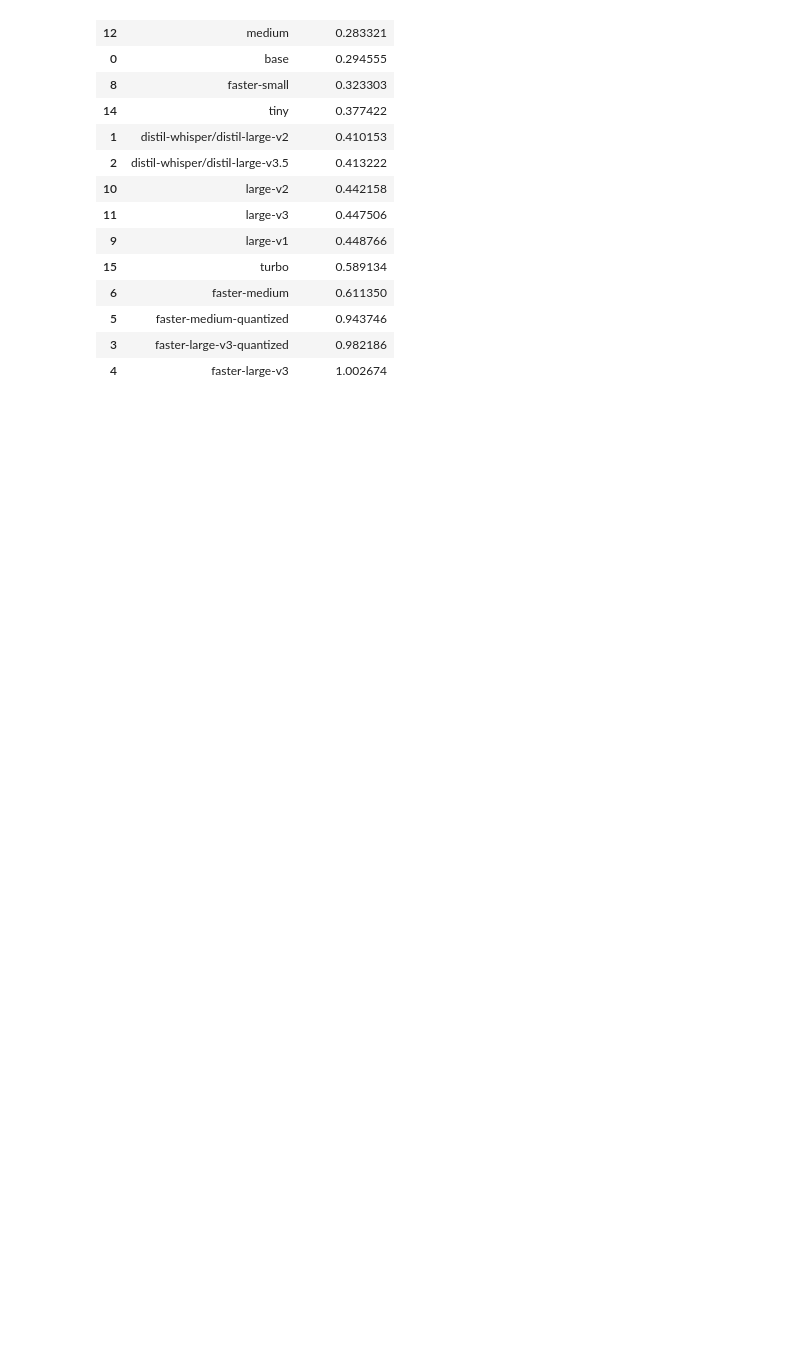
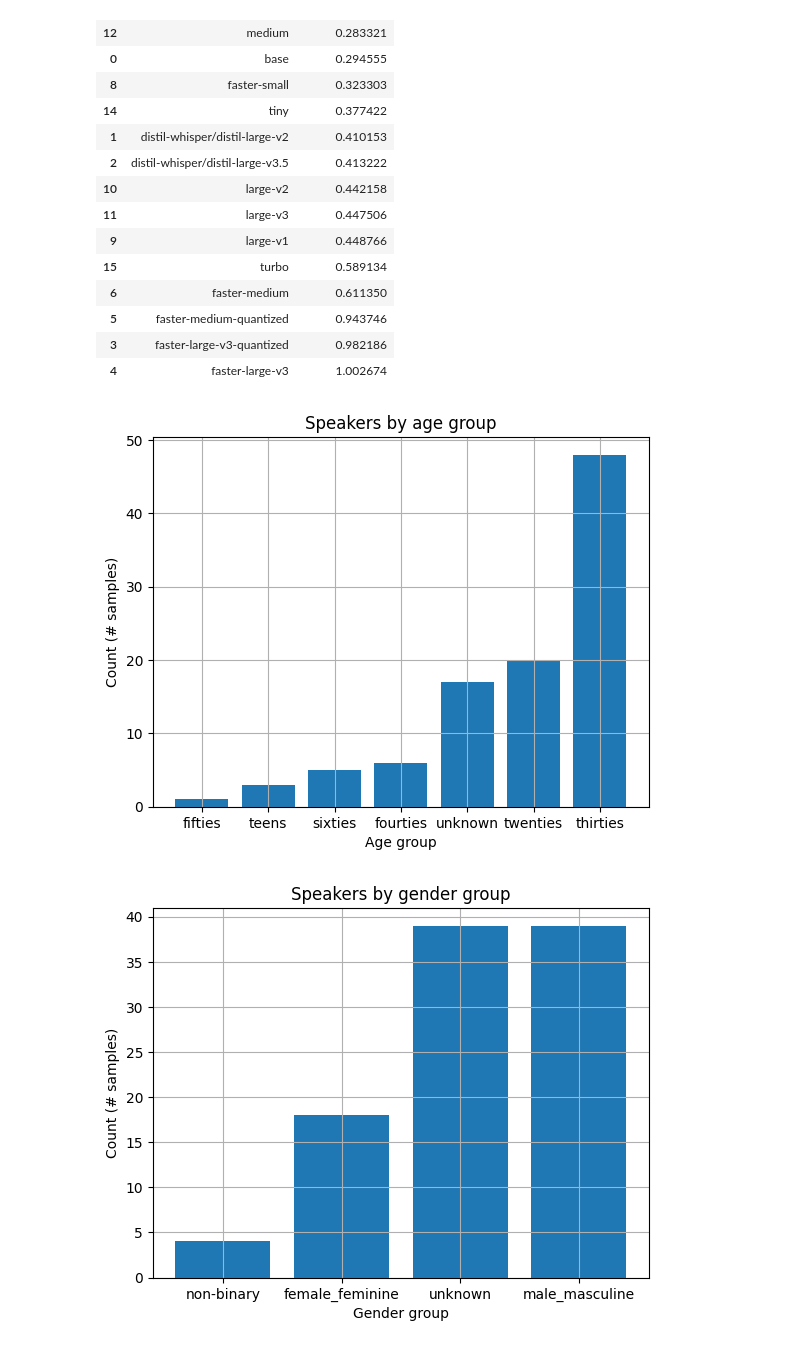
Before and after one commit to ddegenaro/speech-processing-project, a Jupyter notebook: whisper_viz.ipynb, the cells around one changed output. Saved outputs shown, nothing was run; the diff lists cells and outputs as text; code cells hidden in the pictures; blank space fills up the shorter version.

```diff
--- a/whisper_viz.ipynb
+++ b/whisper_viz.ipynb
@@ -310,3 +330,39 @@ df[['model_name', 'pareto_distance']].sort_values(by=['pareto_distance'])
 | 5 | faster-medium-quantized | 0.943746 |
 | 3 | faster-large-v3-quantized | 0.982186 |
 | 4 | faster-large-v3 | 1.002674 |
+# %%
+for ds, color in zip(('en', 'es'), plt.cm.tab10([0, 1])):
+
+    df = pd.read_csv(
+        os.path.join('speech_evals', 'tiny', f'{ds}_results_eval_1.tsv'),
+        sep='\t'
+    ).fillna('')
+
+    for col, name in zip(('age', 'gender', 'accents'), ('age', 'gender', 'accent')):
+
+        fig, ax = plt.subplots()
+
+        labels, counts = np.unique(df[col], return_counts=True)
+
+        empty_idx = np.where(labels == '')[0][0].item()
+        labels[empty_idx] = 'unknown'
+
+        sorted_idxs = np.argsort(counts)
+        labels = labels[sorted_idxs]
+        counts = counts[sorted_idxs]
+
+        ax.bar(
+            x=labels,
+            height=counts,
+            color=color
+        )
+        ax.set_title(f'Speakers by {name} group')
+        ax.set_xlabel(f'{name.capitalize()} group')
+        ax.set_ylabel('Count (# samples)')
+        ax.grid()
+        if name == 'accent':
+            ax.set_xticklabels(labels, rotation=45, ha='right')
+        plt.savefig(f'figs/{ds}_{name}.pdf', dpi=300, bbox_inches='tight')
+# %% [output]
+[figure, added]
+[figure, added]
```
Also changed, not shown: parts of 16 cells of this notebook, 18 other files.
